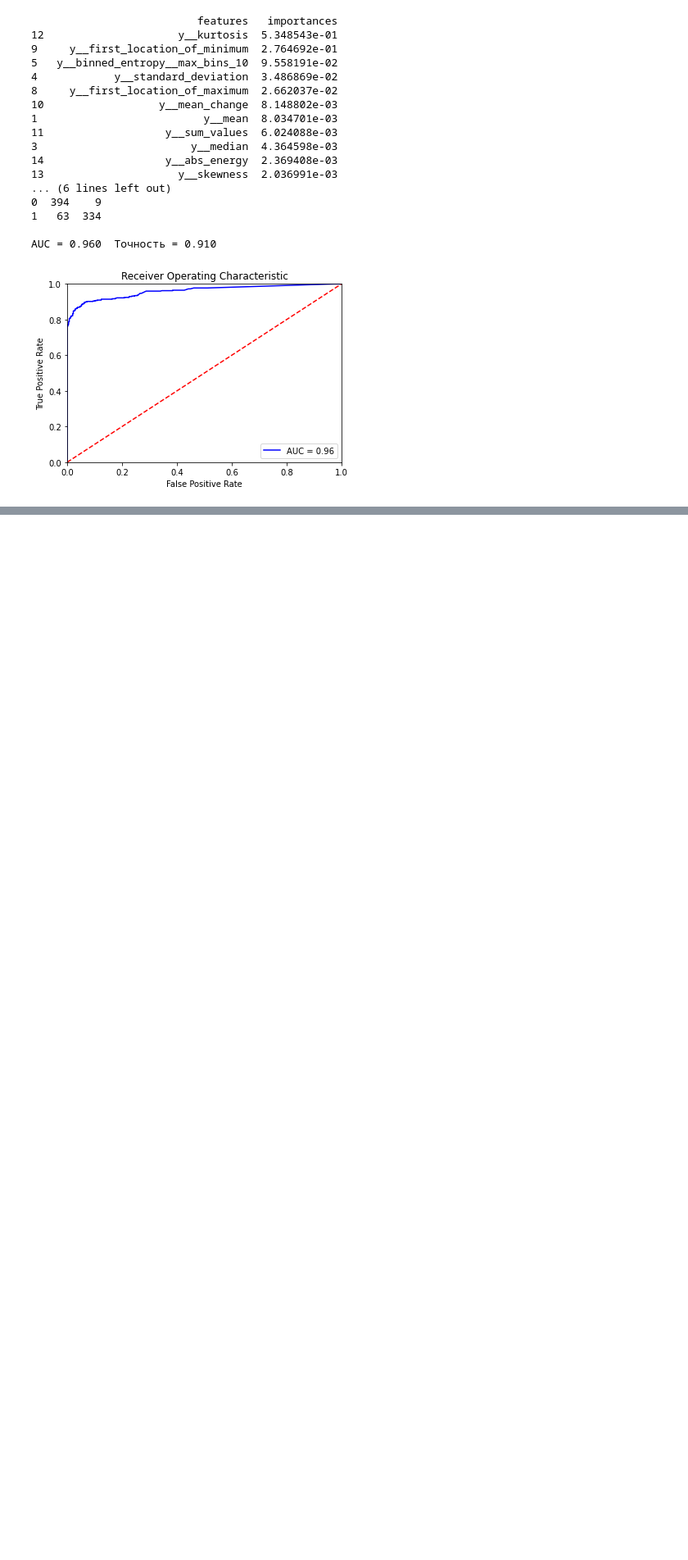
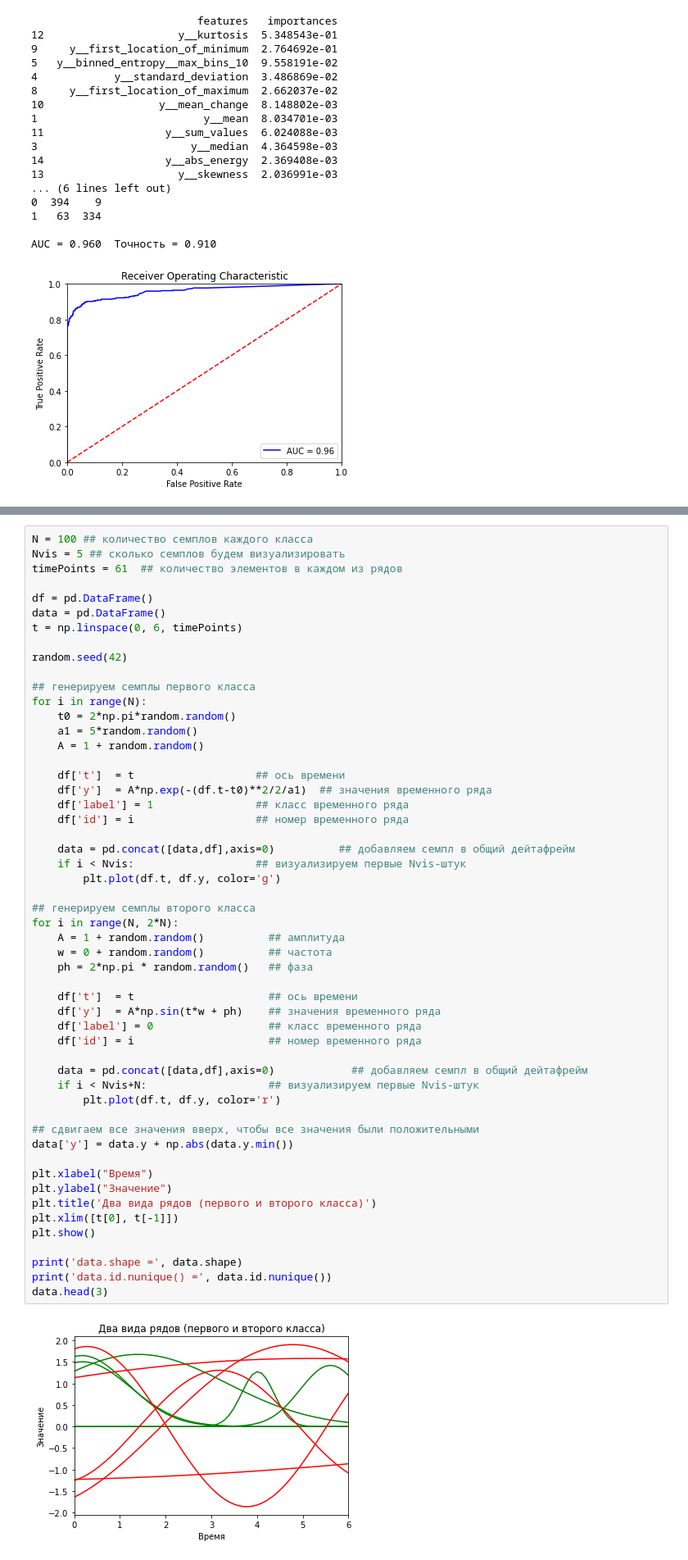
Before and after one commit to DarthSirius/Lessons, a Jupyter notebook: SkillFactory/ML_DL/M8_19_TSFresh.ipynb, the cells around one changed output, grey strips where cells are left out. Shown at 82% size. Drawn from its saved outputs; the diff is of its cells as text; blank space fills up the shorter version.

```diff
--- a/SkillFactory/ML_DL/M8_19_TSFresh.ipynb
+++ b/SkillFactory/ML_DL/M8_19_TSFresh.ipynb
@@ -251,0 +270,55 @@ AUC = 0.960  Точность = 0.910
+# %%
+N = 100 ## количество семплов каждого класса
+Nvis = 5 ## сколько семплов будем визуализировать
+timePoints = 61  ## количество элементов в каждом из рядов
+
+df = pd.DataFrame()
+data = pd.DataFrame()
+t = np.linspace(0, 6, timePoints)
+
+random.seed(42)
+
+## генерируем семплы первого класса
+for i in range(N):
+    t0 = 2*np.pi*random.random()
+    a1 = 5*random.random()
+    A = 1 + random.random()
+
+    df['t']  = t                   ## ось времени
+    df['y']  = A*np.exp(-(df.t-t0)**2/2/a1)  ## значения временного ряда
+    df['label'] = 1                ## класс временного ряда
+    df['id'] = i                   ## номер временного ряда
+
+    data = pd.concat([data,df],axis=0)          ## добавляем семпл в общий дейтафрейм
+    if i < Nvis:                   ## визуализируем первые Nvis-штук
+        plt.plot(df.t, df.y, color='g')
+
+## генерируем семплы второго класса
+for i in range(N, 2*N):
+    A = 1 + random.random()          ## амплитуда
+    w = 0 + random.random()          ## частота
+    ph = 2*np.pi * random.random()   ## фаза
+
+    df['t']  = t                     ## ось времени
+    df['y']  = A*np.sin(t*w + ph)    ## значения временного ряда
+    df['label'] = 0                  ## класс временного ряда
+    df['id'] = i                     ## номер временного ряда
+
+    data = pd.concat([data,df],axis=0)            ## добавляем семпл в общий дейтафрейм
+    if i < Nvis+N:                   ## визуализируем первые Nvis-штук
+        plt.plot(df.t, df.y, color='r')
+
+## cдвигаем все значения вверх, чтобы все значения были положительными
+data['y'] = data.y + np.abs(data.y.min())
+
+plt.xlabel("Время")
+plt.ylabel("Значение")
+plt.title('Два вида рядов (первого и второго класса)')
+plt.xlim([t[0], t[-1]])
+plt.show()
+
+print('data.shape =', data.shape)
+print('data.id.nunique() =', data.id.nunique())
+data.head(3)
+# %% [output]
+[figure, added]
```
Also changed, not shown: parts of 13 cells of this notebook, 9 other files.
